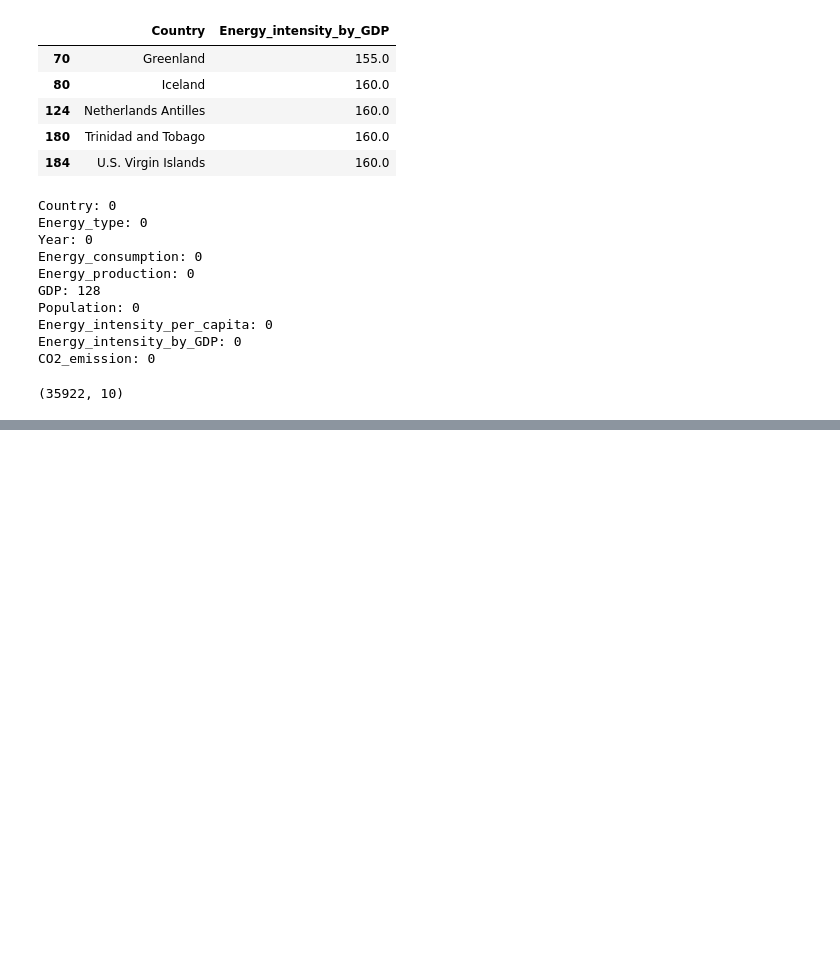
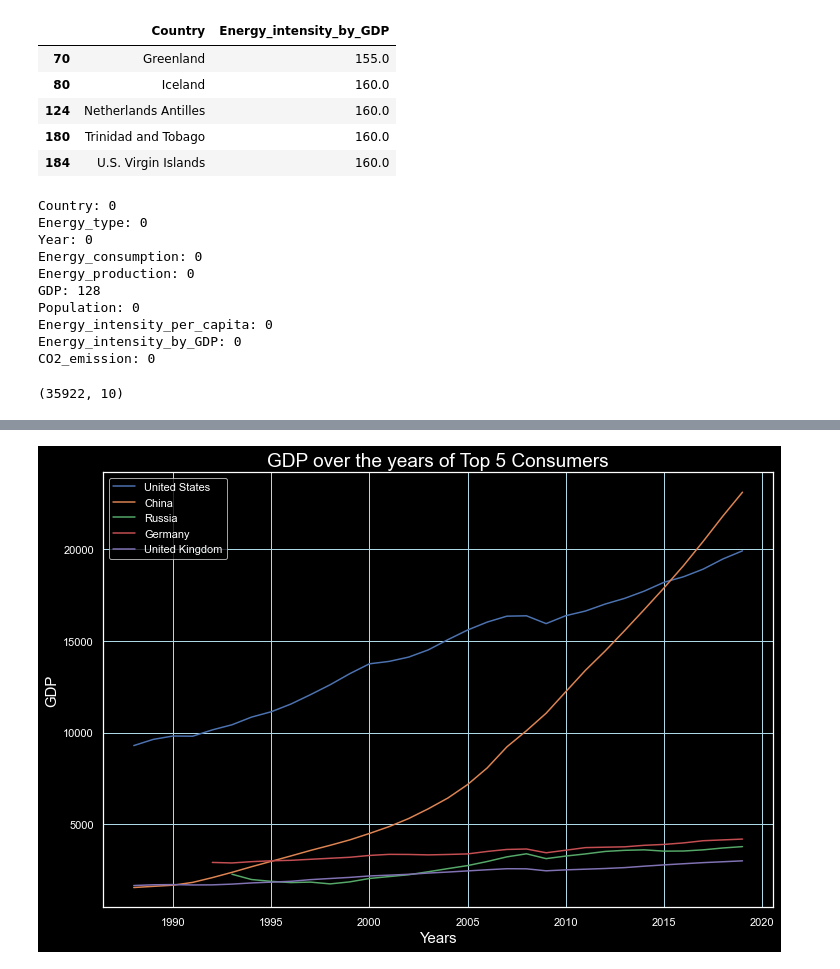
Before and after one commit to Salmatahlil/Capstone, a Jupyter notebook: CO2.ipynb, the cells around one changed output, grey strips where cells are left out. Drawn from its saved outputs; the diff is of its cells as text; code cells hidden in the pictures; blank space fills up the shorter version.

```diff
--- a/CO2.ipynb
+++ b/CO2.ipynb
@@ -435,0 +653,14 @@ rf.score(X_test,y_test)
+# %%
+plt.figure(figsize = (12,8))
+
+sns.lineplot(countries[countries['Country'] == 'United States']['Year'], countries[countries['Country'] == 'United States']['GDP'], label = 'United States')
+sns.lineplot(countries[countries['Country'] == 'China']['Year'], countries[countries['Country'] == 'China']['GDP'], label = 'China')
+sns.lineplot(countries[countries['Country'] == 'Russia']['Year'], countries[countries['Country'] == 'Russia']['GDP'], label = 'Russia')
+sns.lineplot(countries[countries['Country'] == 'Germany']['Year'], countries[countries['Country'] == 'Germany']['GDP'], label = 'Germany')
+sns.lineplot(countries[countries['Country'] == 'United Kingdom']['Year'], countries[countries['Country'] == 'United Kingdom']['GDP'], label = 'United Kingdom')
+
+plt.title('GDP over the years of Top 5 Consumers', size = 19)
+plt.ylabel('GDP', size = 15)
+plt.xlabel('Years', size = 15);
+# %% [output]
+[figure, added]
```
Also changed, not shown: parts of 50 cells of this notebook.
